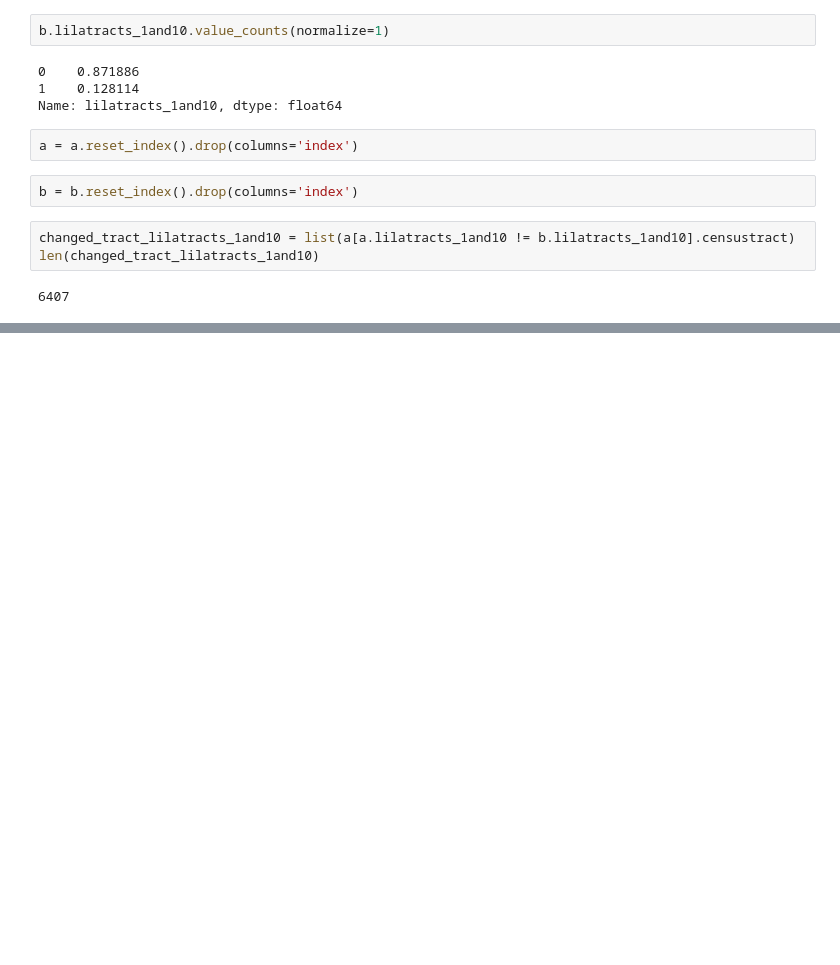
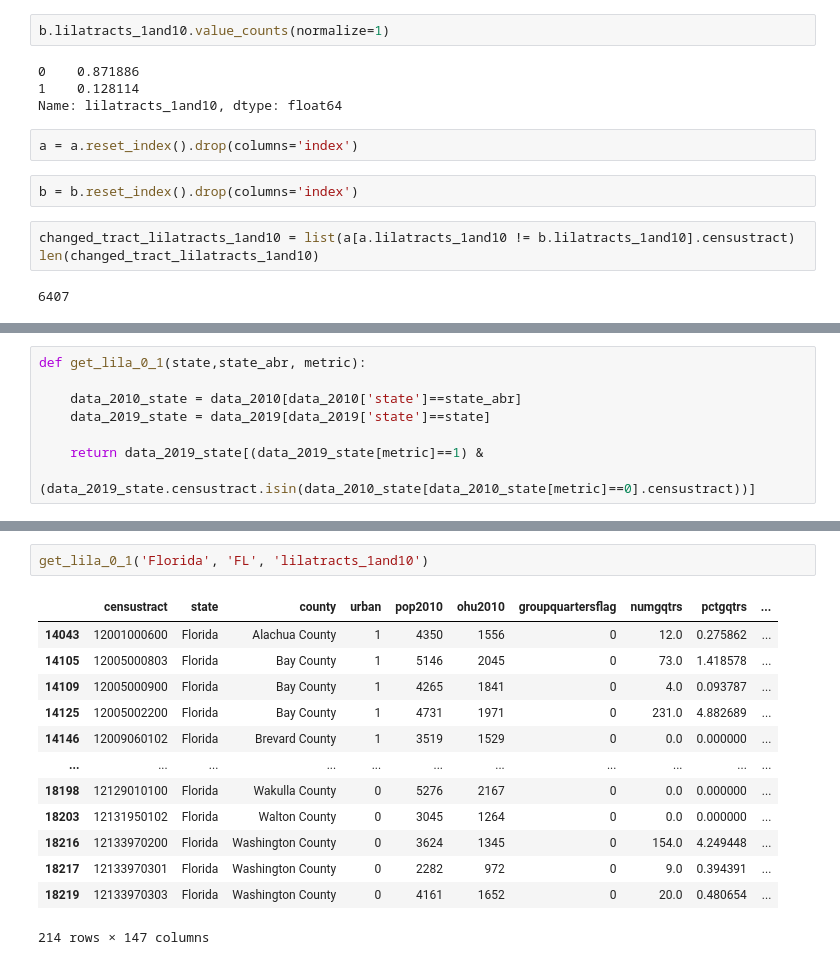
Before and after one commit to derryzrli/food-insecurity-analysis, a Jupyter notebook: starter-code_k.ipynb, the cells around one changed output, grey strips where cells are left out. Drawn from its saved outputs; the diff is of its cells as text; blank space fills up the shorter version.

Commit message:
implemented get_lila() function

```diff
--- a/starter-code_k.ipynb
+++ b/starter-code_k.ipynb
@@ -436,0 +466,8 @@ len(changed_tract_lilatracts_1and10)
+# %%
+def get_lila_0_1(state,state_abr, metric):
+
+    data_2010_state = data_2010[data_2010['state']==state_abr]
+    data_2019_state = data_2019[data_2019['state']==state]
+
+    return data_2019_state[(data_2019_state[metric]==1) &
+                           (data_2019_state.censustract.isin(data_2010_state[data_2010_state[metric]==0].censustract))]
@@ -436,0 +492,16 @@ len(changed_tract_lilatracts_1and10)
+# %%
+get_lila_0_1('Florida', 'FL', 'lilatracts_1and10')
+# %% [output]
+|  | censustract | state | county | urban | pop2010 | ohu2010 | groupquartersflag | numgqtrs | pctgqtrs | ... |
+| 14043 | 12001000600 | Florida | Alachua County | 1 | 4350 | 1556 | 0 | 12.0 | 0.275862 | ... |
+| 14105 | 12005000803 | Florida | Bay County | 1 | 5146 | 2045 | 0 | 73.0 | 1.418578 | ... |
+| 14109 | 12005000900 | Florida | Bay County | 1 | 4265 | 1841 | 0 | 4.0 | 0.093787 | ... |
+| 14125 | 12005002200 | Florida | Bay County | 1 | 4731 | 1971 | 0 | 231.0 | 4.882689 | ... |
+| 14146 | 12009060102 | Florida | Brevard County | 1 | 3519 | 1529 | 0 | 0.0 | 0.000000 | ... |
+| ... | ... | ... | ... | ... | ... | ... | ... | ... | ... | ... |
+| 18198 | 12129010100 | Florida | Wakulla County | 0 | 5276 | 2167 | 0 | 0.0 | 0.000000 | ... |
+| 18203 | 12131950102 | Florida | Walton County | 0 | 3045 | 1264 | 0 | 0.0 | 0.000000 | ... |
+| 18216 | 12133970200 | Florida | Washington County | 0 | 3624 | 1345 | 0 | 154.0 | 4.249448 | ... |
+| 18217 | 12133970301 | Florida | Washington County | 0 | 2282 | 972 | 0 | 9.0 | 0.394391 | ... |
+| 18219 | 12133970303 | Florida | Washington County | 0 | 4161 | 1652 | 0 | 20.0 | 0.480654 | ... |
+214 rows × 147 columns
```
Also changed, not shown: parts of 7 cells of this notebook.
